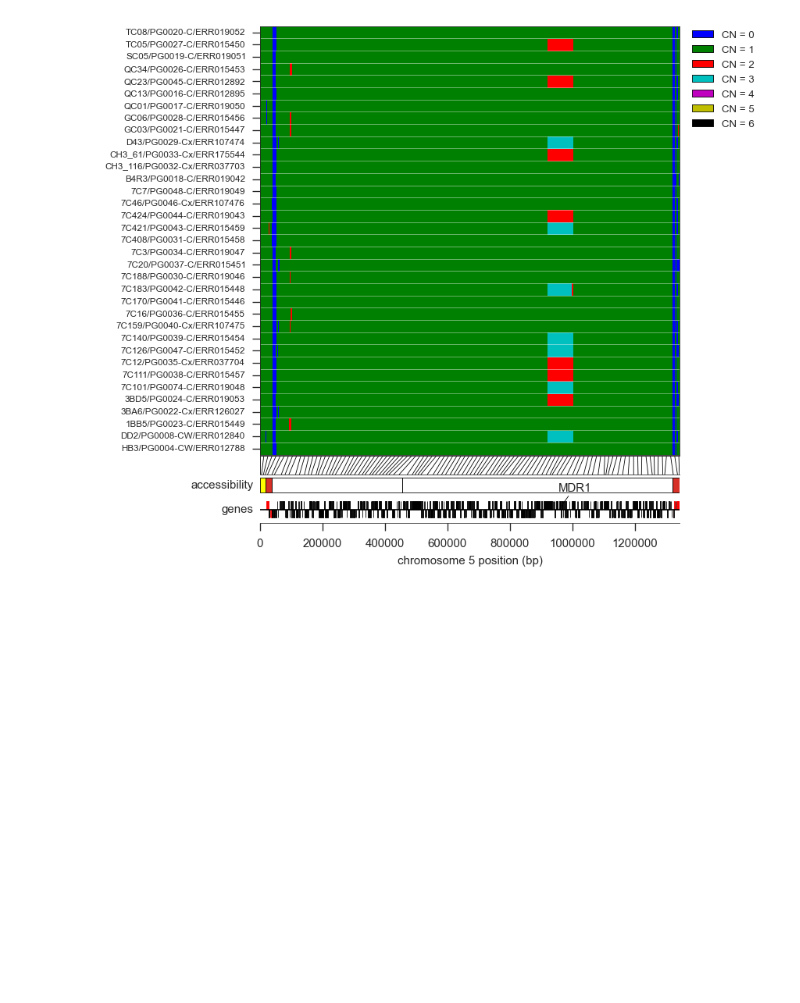
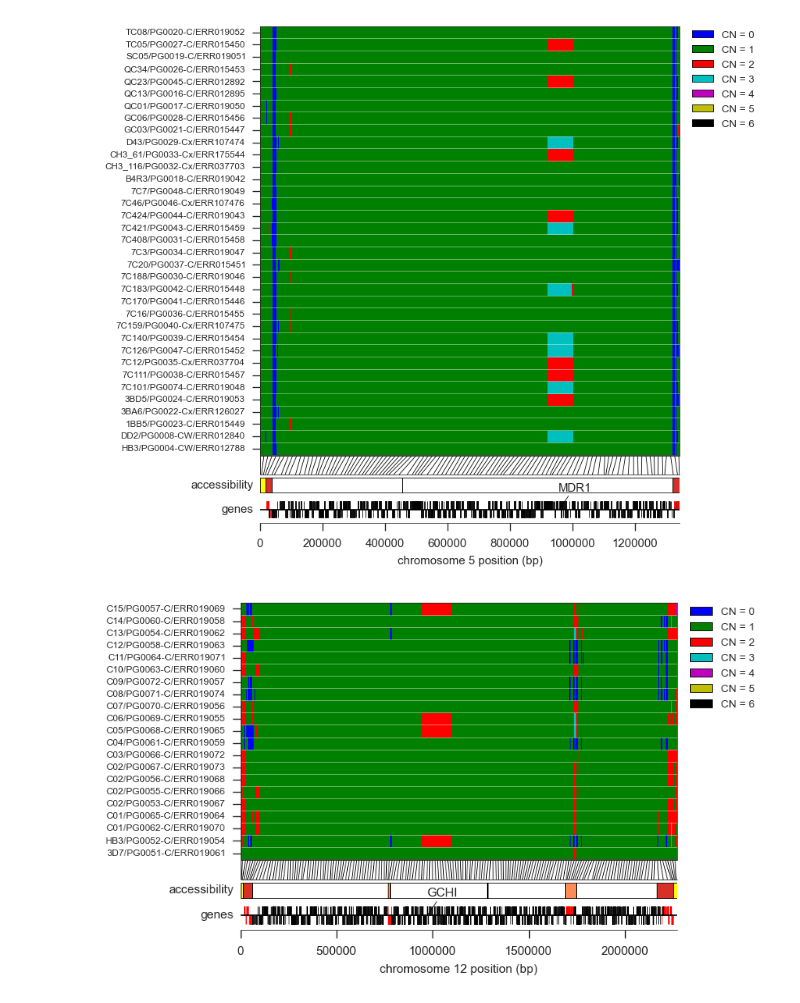
Before and after one commit to wtchg-kwiatkowski/pfx-paper-2015, a Jupyter notebook: supplementary/notebooks/cnv_transmission.ipynb, the cells around one changed output. Cells and saved outputs as stored; diff of their text form; code cells hidden in the pictures; blank space fills up the shorter version.

```diff
--- a/supplementary/notebooks/cnv_transmission.ipynb
+++ b/supplementary/notebooks/cnv_transmission.ipynb
@@ -118,14 +118,30 @@ def fig_cnv_detail(cross, chrom, annotate_genes=None, gene_labels=None, filename
 #                         arrowprops=dict(facecolor='k', arrowstyle='-', shrinkA=0, shrinkB=0),
 #                         bbox=dict(facecolor='w', alpha=.9))
 
-    if filename is not None:
-        fig.savefig(filename, dpi=900, jpeg_quality=100)
+    return fig
 # %%
 cross = 'hb3_dd2'
 chrom = 'Pf3D7_05_v3'
 annotate_genes = ['PF3D7_0523000']
 gene_labels = {'PF3D7_0523000': 'MDR1'}
-filename = '../../artwork/supp/cnv_detail_%s_%s.jpeg' % (chrom, cross)
-fig_cnv_detail(cross, chrom, annotate_genes=annotate_genes, gene_labels=gene_labels, filename=filename)
+filename = '../../artwork/supp/cnv_detail_%s_%s.{dpi}.{suffix}' % (chrom, cross)
+fig = fig_cnv_detail(cross, chrom, annotate_genes=annotate_genes, gene_labels=gene_labels)
+for dpi in 120, 300, 900:
+    for suffix in 'png', 'jpeg':
+        fn = filename.format(dpi=dpi, suffix=suffix)
+        fig.savefig(fn, dpi=dpi, jpeg_quality=100)
 # %% [output]
 [figure]
+# %%
+cross = '3d7_hb3'
+chrom = 'Pf3D7_12_v3'
+annotate_genes = ['PF3D7_1224000']
+gene_labels = {'PF3D7_1224000': 'GCHI'}
+filename = '../../artwork/supp/cnv_detail_%s_%s.{dpi}.{suffix}' % (chrom, cross)
+fig = fig_cnv_detail(cross, chrom, annotate_genes=annotate_genes, gene_labels=gene_labels)
+for dpi in 120, 300, 900:
+    for suffix in 'png', 'jpeg':
+        fn = filename.format(dpi=dpi, suffix=suffix)
+        fig.savefig(fn, dpi=dpi, jpeg_quality=100)
+# %% [output]
+[figure, added]
```
Also changed, not shown: parts of 2 cells of this notebook, 6 other files.
